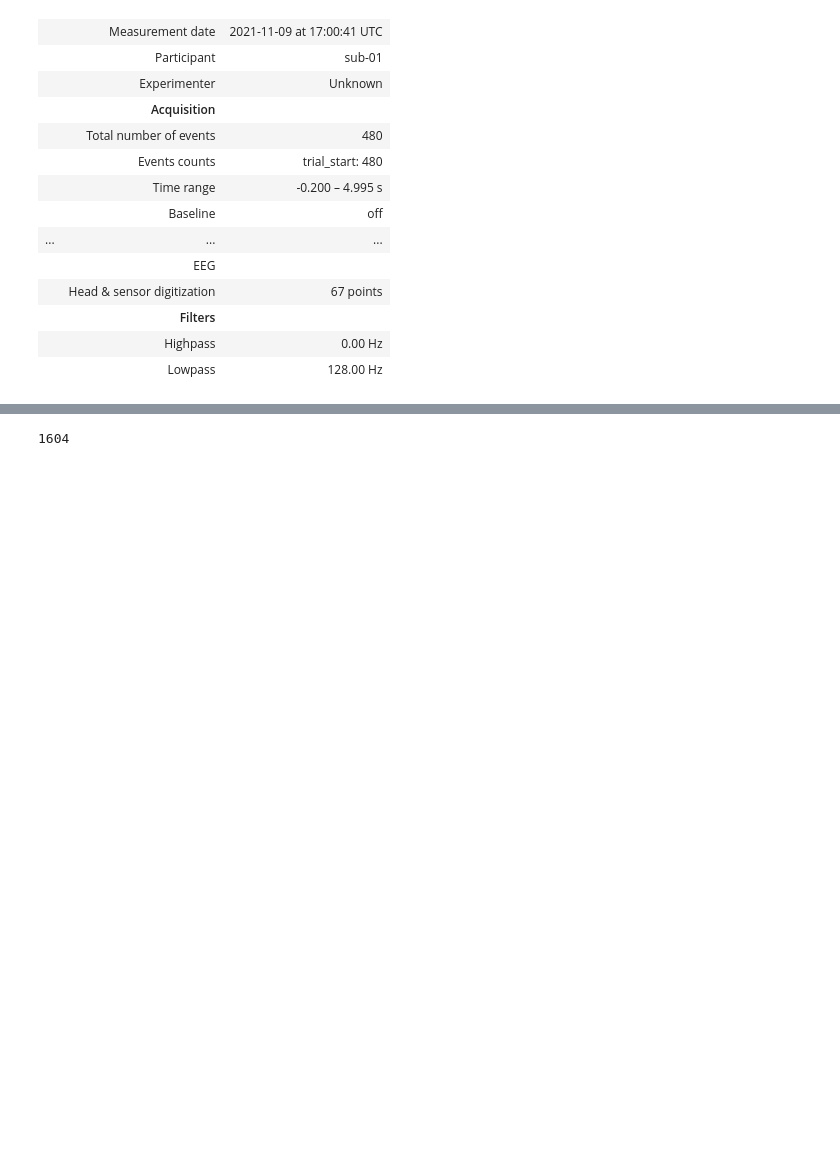
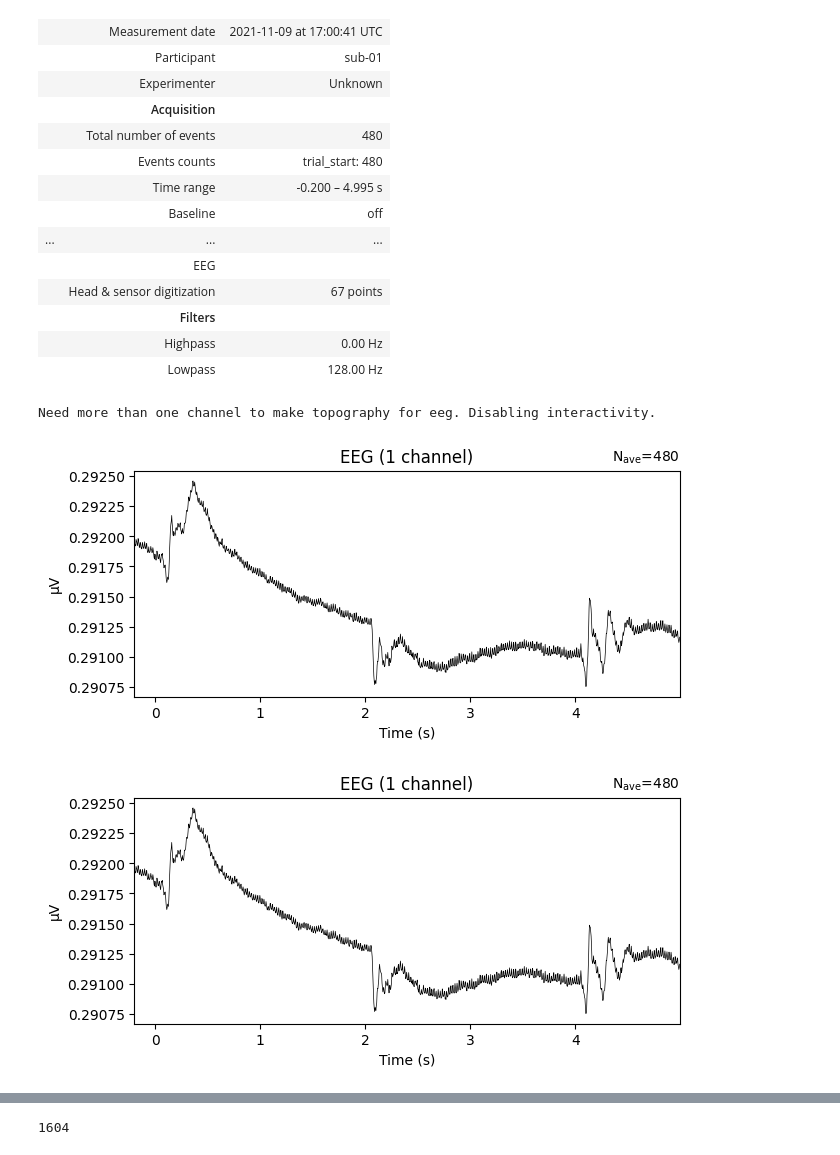
Before and after one commit to feegeer/uni-eeg, a Jupyter notebook: report_emma.ipynb, the cells around one changed output, grey strips where cells are left out. Drawn from its saved outputs; the diff is of its cells as text; code cells hidden in the pictures; blank space fills up the shorter version.

```diff
--- a/report_emma.ipynb
+++ b/report_emma.ipynb
@@ -130,3 +153,10 @@ Using data from preloaded Raw for 480 events and 10651 original time points ...
 |  | Filters |  |
 |  | Highpass | 0.00 Hz |
 |  | Lowpass | 128.00 Hz |
+# %%
+evoked = epochs_p1.average()
+evoked.plot(picks=["Cz"], scalings={"eeg": 100-6})
+# %% [output]
+Need more than one channel to make topography for eeg. Disabling interactivity.
+[figure, added]
+[figure, added]
```
Also changed, not shown: parts of 19 cells of this notebook, 1 other file.
